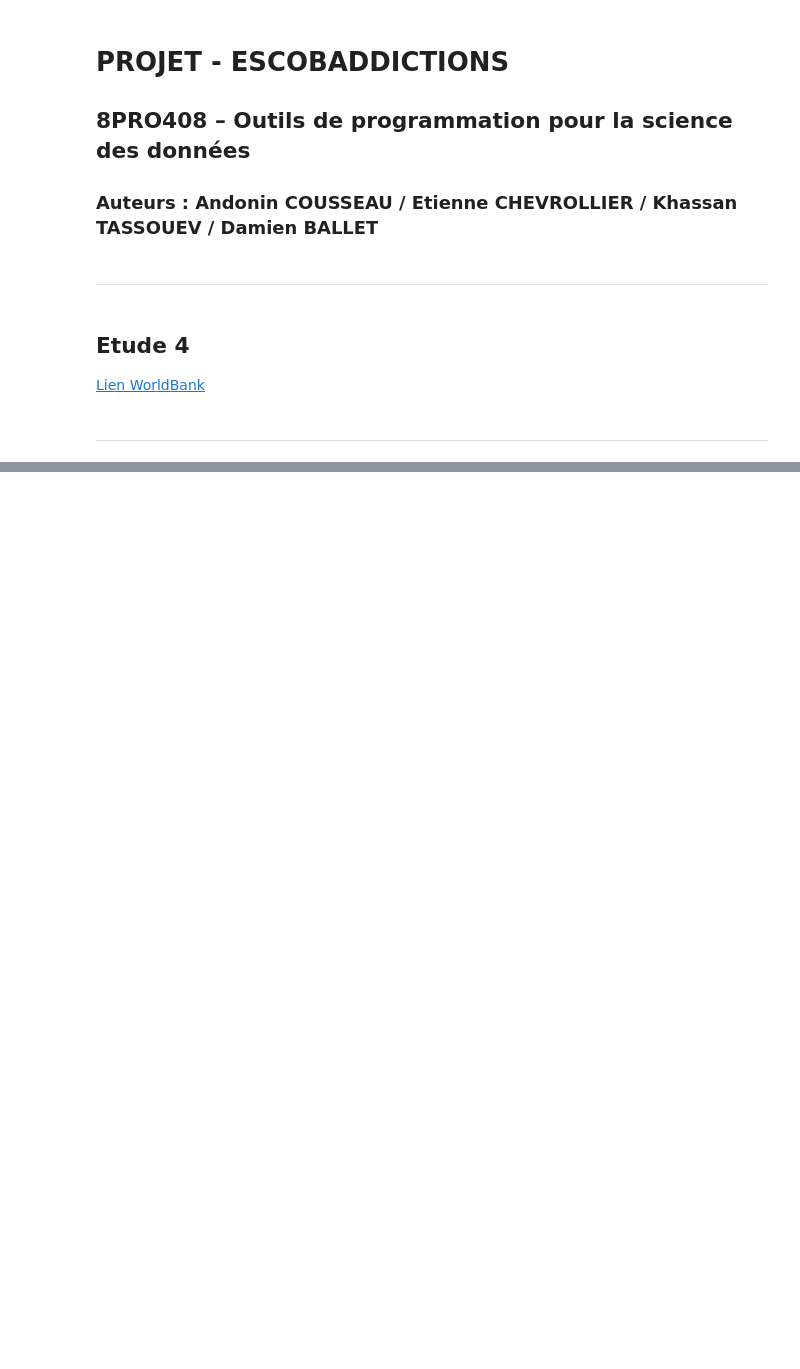
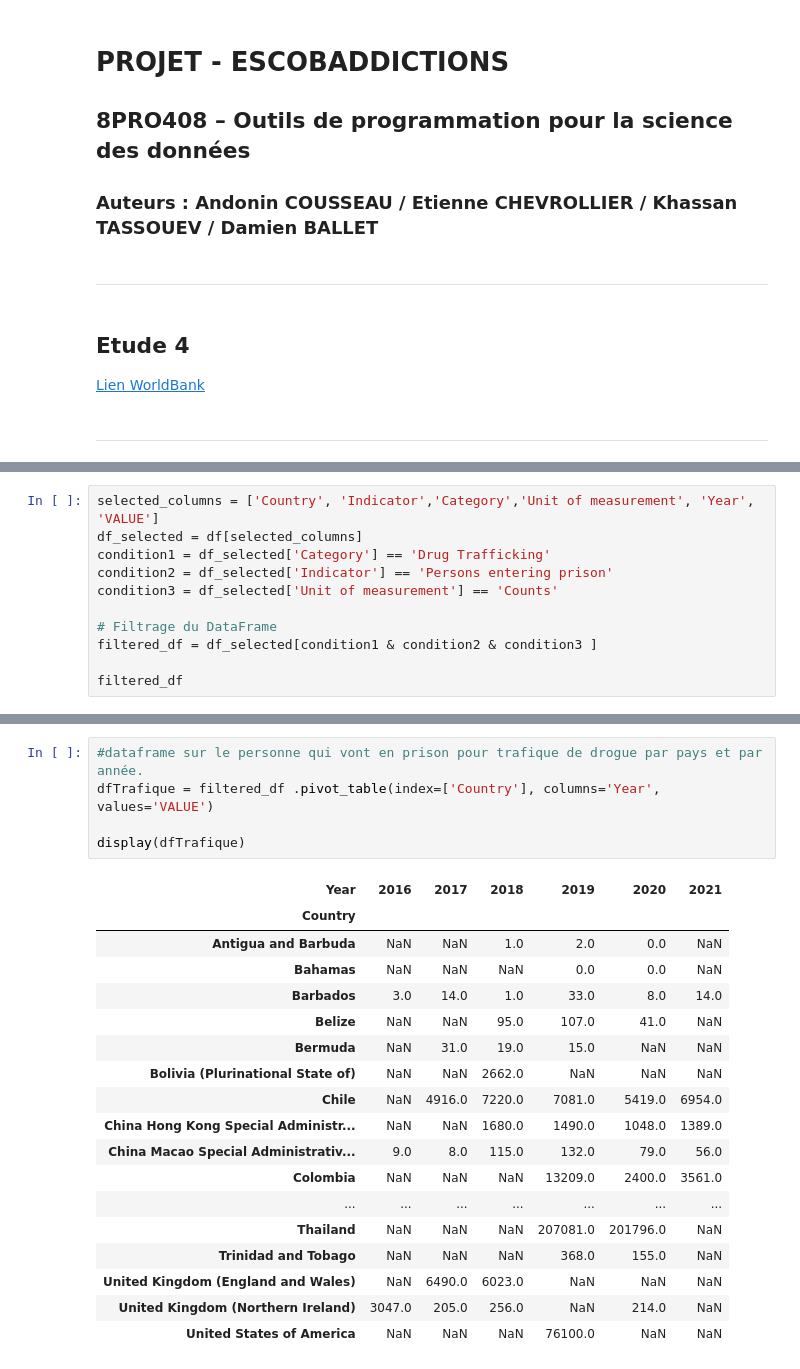
Before and after one commit to Wabfall/escobaddictions, a Jupyter notebook: Escobaddictions4.ipynb, the cells around one changed output, grey strips where cells are left out. Cells and saved outputs as stored; diff of their text form; blank space fills up the shorter version.

```diff
--- a/Escobaddictions4.ipynb
+++ b/Escobaddictions4.ipynb
@@ -49,0 +32,11 @@ Index: []
+# %%
+selected_columns = ['Country', 'Indicator','Category','Unit of measurement', 'Year', 'VALUE']
+df_selected = df[selected_columns]
+condition1 = df_selected['Category'] == 'Drug Trafficking'
+condition2 = df_selected['Indicator'] == 'Persons entering prison'
+condition3 = df_selected['Unit of measurement'] == 'Counts'
+
+# Filtrage du DataFrame
+filtered_df = df_selected[condition1 & condition2 & condition3 ]
+
+filtered_df
@@ -49,0 +57,24 @@ Index: []
+# %%
+#dataframe sur le personne qui vont en prison pour trafique de drogue par pays et par année.
+dfTrafique = filtered_df .pivot_table(index=['Country'], columns='Year', values='VALUE')
+
+display(dfTrafique)
+# %% [output]
+| Year | 2016 | 2017 | 2018 | 2019 | 2020 | 2021 |
+| Country |  |  |  |  |  |  |
+| Antigua and Barbuda | NaN | NaN | 1.0 | 2.0 | 0.0 | NaN |
+| Bahamas | NaN | NaN | NaN | 0.0 | 0.0 | NaN |
+| Barbados | 3.0 | 14.0 | 1.0 | 33.0 | 8.0 | 14.0 |
+| Belize | NaN | NaN | 95.0 | 107.0 | 41.0 | NaN |
+| Bermuda | NaN | 31.0 | 19.0 | 15.0 | NaN | NaN |
+| Bolivia (Plurinational State of) | NaN | NaN | 2662.0 | NaN | NaN | NaN |
+| Chile | NaN | 4916.0 | 7220.0 | 7081.0 | 5419.0 | 6954.0 |
+| China Hong Kong Special Administr... | NaN | NaN | 1680.0 | 1490.0 | 1048.0 | 1389.0 |
+| China Macao Special Administrativ... | 9.0 | 8.0 | 115.0 | 132.0 | 79.0 | 56.0 |
+| Colombia | NaN | NaN | NaN | 13209.0 | 2400.0 | 3561.0 |
+| ... | ... | ... | ... | ... | ... | ... |
+| Thailand | NaN | NaN | NaN | 207081.0 | 201796.0 | NaN |
+| Trinidad and Tobago | NaN | NaN | NaN | 368.0 | 155.0 | NaN |
+| United Kingdom (England and Wales) | NaN | 6490.0 | 6023.0 | NaN | NaN | NaN |
+| United Kingdom (Northern Ireland) | 3047.0 | 205.0 | 256.0 | NaN | 214.0 | NaN |
+| United States of America | NaN | NaN | NaN | 76100.0 | NaN | NaN |
```
Also changed, not shown: parts of 6 cells of this notebook, 1 other file.
